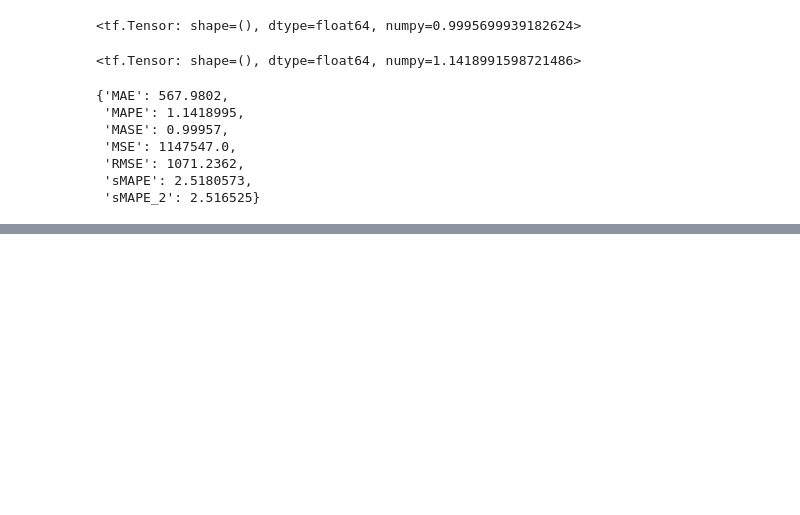
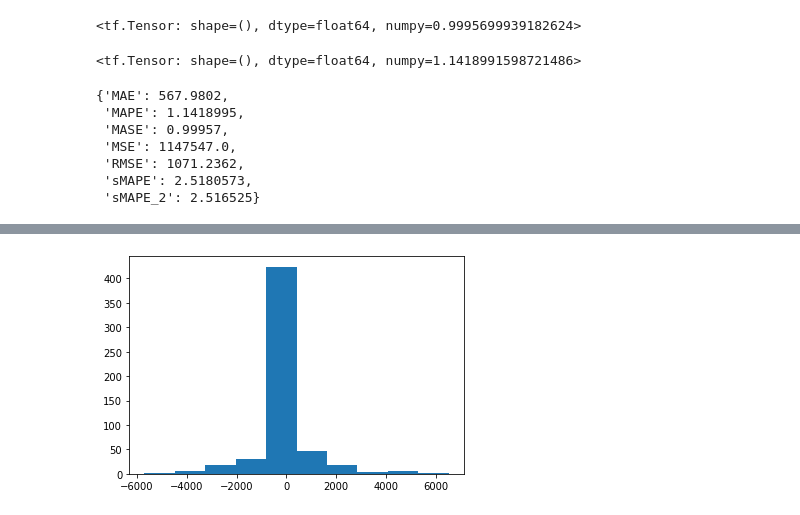
Before and after one commit to ngcheeyuan/Learner-s-Repo-for-Tensorflow, a Jupyter notebook: 10_Tensorflow_Deep_learning_time_series.ipynb, the cells around one changed output, grey strips where cells are left out. Cells and saved outputs as stored; diff of their text form; code cells hidden in the pictures; blank space fills up the shorter version.

```diff
--- a/10_Tensorflow_Deep_learning_time_series.ipynb
+++ b/10_Tensorflow_Deep_learning_time_series.ipynb
@@ -305,0 +344,16 @@ LinkedIn Greykite:(flexible, intuitive and fast forecasts) 	https://github.com/l
+# %%
+def make_train_test_splits(x
+                           ,window_size = WINDOW_SIZE
+                           ,horizon = HORIZON
+                           ,test_split = 0.2):
+
+  windows,labels = make_windows(x,window_size = window_size , horizon = horizon)
+  split_size = int(len(windows)*(1-test_split))
+  train_windows = windows[:split_size]
+  train_labels = labels[:split_size]
+  test_windows = windows[split_size:]
+  test_labels = labels[split_size:]
+
+  return train_windows,test_windows,train_labels,test_labels
+# %%
+train_windows,val_windows,train_labels,val_labels = make_train_test_splits(prices)
@@ -305,0 +430,2 @@ LinkedIn Greykite:(flexible, intuitive and fast forecasts) 	https://github.com/l
+# %%
+model_1 = tf.keras.models.load_model('model_experiments/model_1_linear')
@@ -305,0 +437,2 @@ LinkedIn Greykite:(flexible, intuitive and fast forecasts) 	https://github.com/l
+# %%
+model_1_preds = model_1.predict(val_windows)
@@ -305,0 +452,4 @@ LinkedIn Greykite:(flexible, intuitive and fast forecasts) 	https://github.com/l
+# %%
+plt.hist(np.array(tf.squeeze(model_1_preds))-np.array(tf.squeeze(val_labels)));
+# %% [output]
+[figure, added]
```
Also changed, not shown: parts of 191 cells of this notebook.
